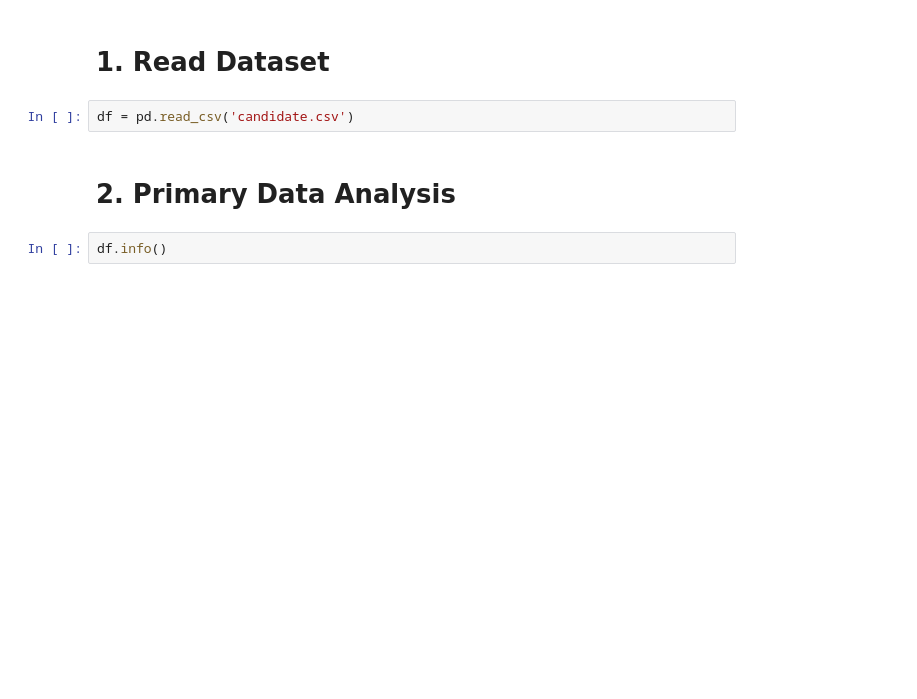
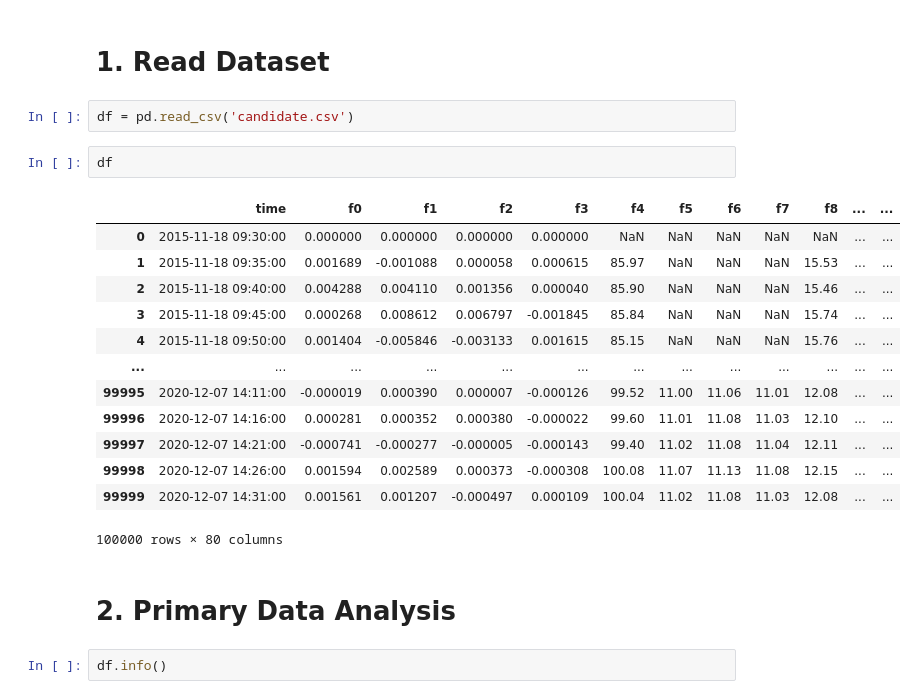
Before and after one commit to anshul96go/quant, a Jupyter notebook: TS_millennium/EDA.ipynb, the cells around one changed output. Cells and saved outputs as stored; diff of their text form; blank space fills up the shorter version.

```diff
--- a/TS_millennium/EDA.ipynb
+++ b/TS_millennium/EDA.ipynb
@@ -64,6 +41,22 @@ from sklearn.metrics import mean_squared_error
 # 1. Read Dataset
 # %%
 df = pd.read_csv('candidate.csv')
+# %%
+df
+# %% [output]
+|  | time | f0 | f1 | f2 | f3 | f4 | f5 | f6 | f7 | f8 | ... | ... |
+| 0 | 2015-11-18 09:30:00 | 0.000000 | 0.000000 | 0.000000 | 0.000000 | NaN | NaN | NaN | NaN | NaN | ... | ... |
+| 1 | 2015-11-18 09:35:00 | 0.001689 | -0.001088 | 0.000058 | 0.000615 | 85.97 | NaN | NaN | NaN | 15.53 | ... | ... |
+| 2 | 2015-11-18 09:40:00 | 0.004288 | 0.004110 | 0.001356 | 0.000040 | 85.90 | NaN | NaN | NaN | 15.46 | ... | ... |
+| 3 | 2015-11-18 09:45:00 | 0.000268 | 0.008612 | 0.006797 | -0.001845 | 85.84 | NaN | NaN | NaN | 15.74 | ... | ... |
+| 4 | 2015-11-18 09:50:00 | 0.001404 | -0.005846 | -0.003133 | 0.001615 | 85.15 | NaN | NaN | NaN | 15.76 | ... | ... |
+| ... | ... | ... | ... | ... | ... | ... | ... | ... | ... | ... | ... | ... |
+| 99995 | 2020-12-07 14:11:00 | -0.000019 | 0.000390 | 0.000007 | -0.000126 | 99.52 | 11.00 | 11.06 | 11.01 | 12.08 | ... | ... |
+| 99996 | 2020-12-07 14:16:00 | 0.000281 | 0.000352 | 0.000380 | -0.000022 | 99.60 | 11.01 | 11.08 | 11.03 | 12.10 | ... | ... |
+| 99997 | 2020-12-07 14:21:00 | -0.000741 | -0.000277 | -0.000005 | -0.000143 | 99.40 | 11.02 | 11.08 | 11.04 | 12.11 | ... | ... |
+| 99998 | 2020-12-07 14:26:00 | 0.001594 | 0.002589 | 0.000373 | -0.000308 | 100.08 | 11.07 | 11.13 | 11.08 | 12.15 | ... | ... |
+| 99999 | 2020-12-07 14:31:00 | 0.001561 | 0.001207 | -0.000497 | 0.000109 | 100.04 | 11.02 | 11.08 | 11.03 | 12.08 | ... | ... |
+100000 rows × 80 columns
 # %% [markdown]
 # 2. Primary Data Analysis
 # %%
```
Also changed, not shown: parts of 21 cells of this notebook, 2 other files.
